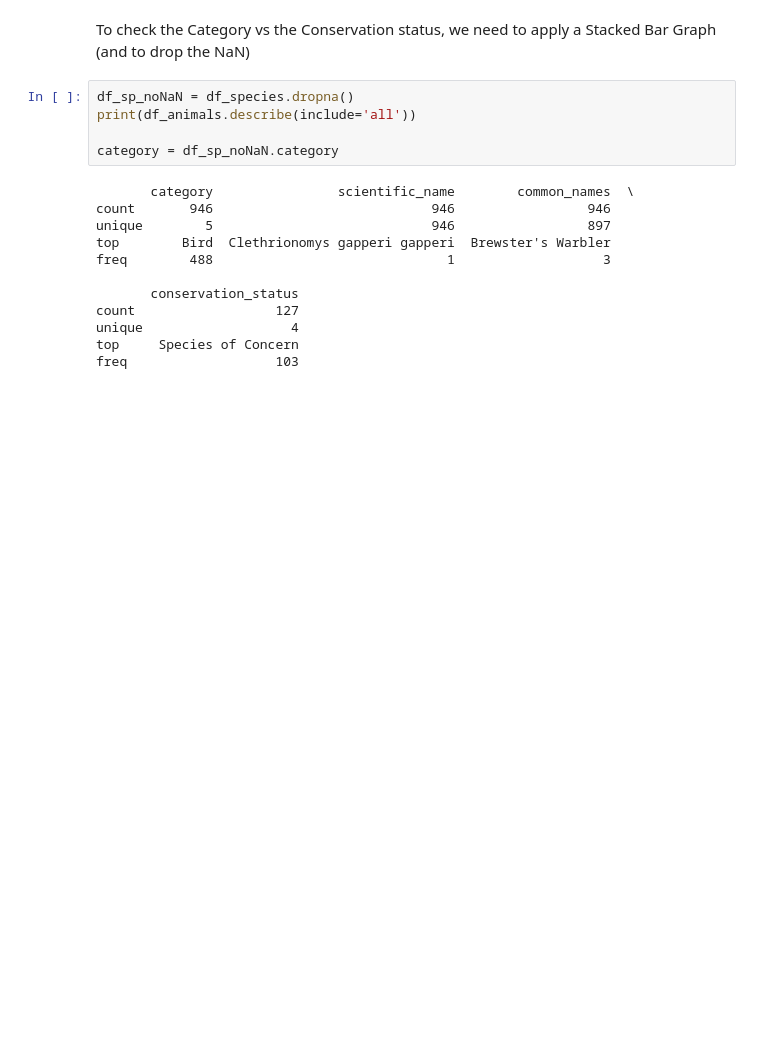
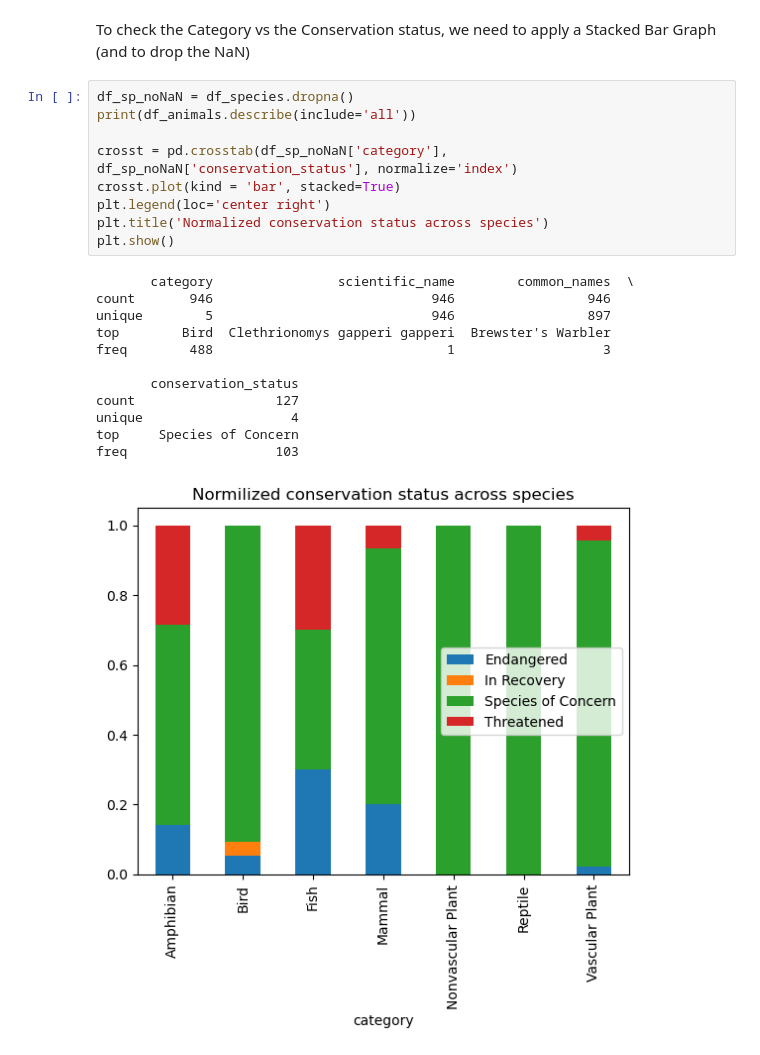
Before and after one commit to begg90/code_academy_projects, a Jupyter notebook: Biodiversity in National Parks/biodiversity.ipynb, the cells around one changed output. Cells and saved outputs as stored; diff of their text form; blank space fills up the shorter version.

Commit message:
created graph of category vs conservation status

```diff
--- a/Biodiversity in National Parks/biodiversity.ipynb
+++ b/Biodiversity in National Parks/biodiversity.ipynb
@@ -143,20 +143,25 @@ print(df_animals[(df_animals.common_names == 'Brewster\'s Warbler')])
 281                 NaN
 # %% [markdown]
 To check the Category vs the Conservation status, we need to apply a Stacked Bar Graph (and to drop the NaN)
-# %%
-df_sp_noNaN = df_species.dropna()
-print(df_animals.describe(include='all'))
-
-category = df_sp_noNaN.category
-# %% [output]
-       category                scientific_name        common_names  \
-count       946                            946                 946
-unique        5                            946                 897
-top        Bird  Clethrionomys gapperi gapperi  Brewster's Warbler
-freq        488                              1                   3
-
-       conservation_status
-count                  127
-unique                   4
-top     Species of Concern
-freq                   103
+# %%
+df_sp_noNaN = df_species.dropna()
+print(df_animals.describe(include='all'))
+
+crosst = pd.crosstab(df_sp_noNaN['category'], df_sp_noNaN['conservation_status'], normalize='index')
+crosst.plot(kind = 'bar', stacked=True)
+plt.legend(loc='center right')
+plt.title('Normalized conservation status across species')
+plt.show()
+# %% [output]
+       category                scientific_name        common_names  \
+count       946                            946                 946
+unique        5                            946                 897
+top        Bird  Clethrionomys gapperi gapperi  Brewster's Warbler
+freq        488                              1                   3
+
+       conservation_status
+count                  127
+unique                   4
+top     Species of Concern
+freq                   103
+[figure, added]
```
